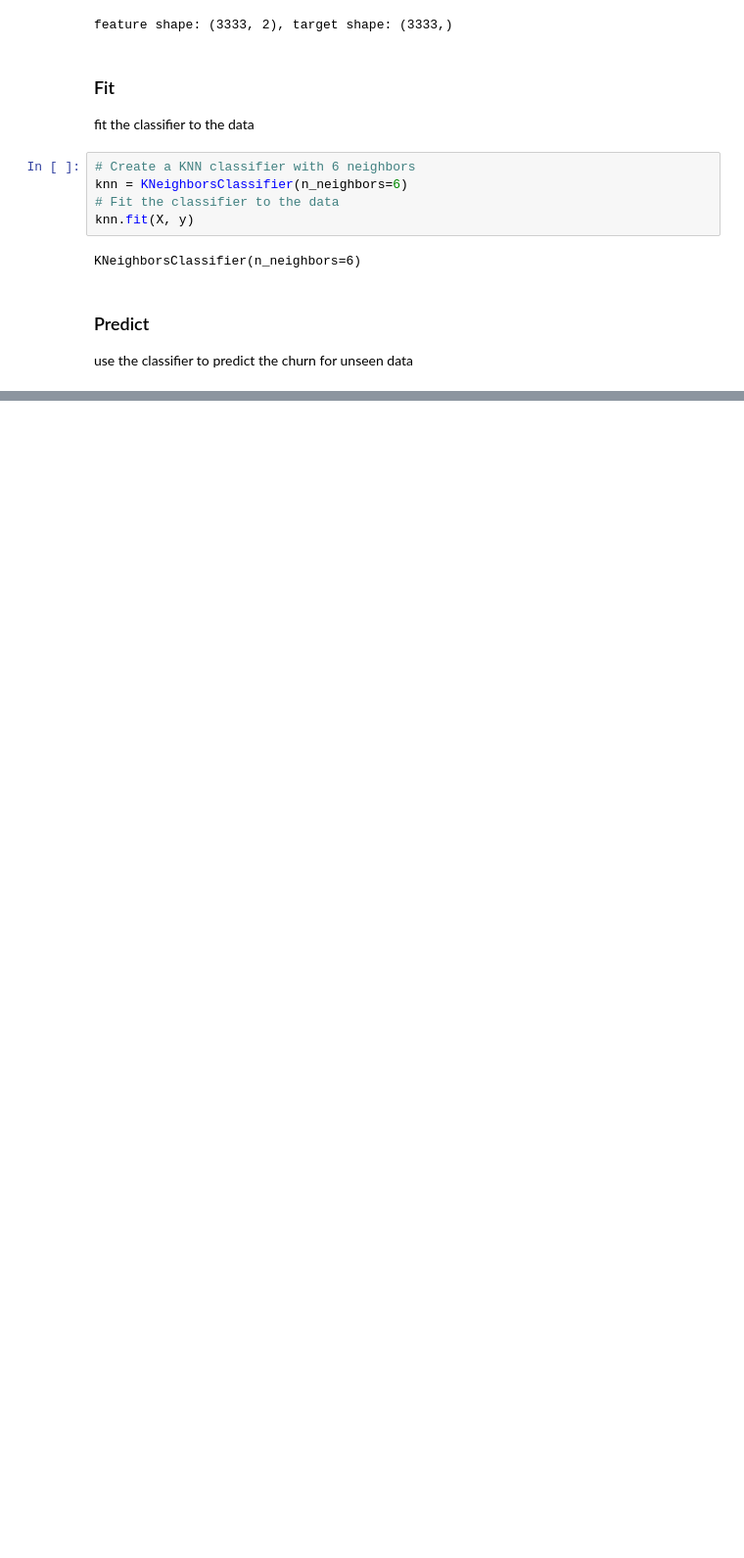
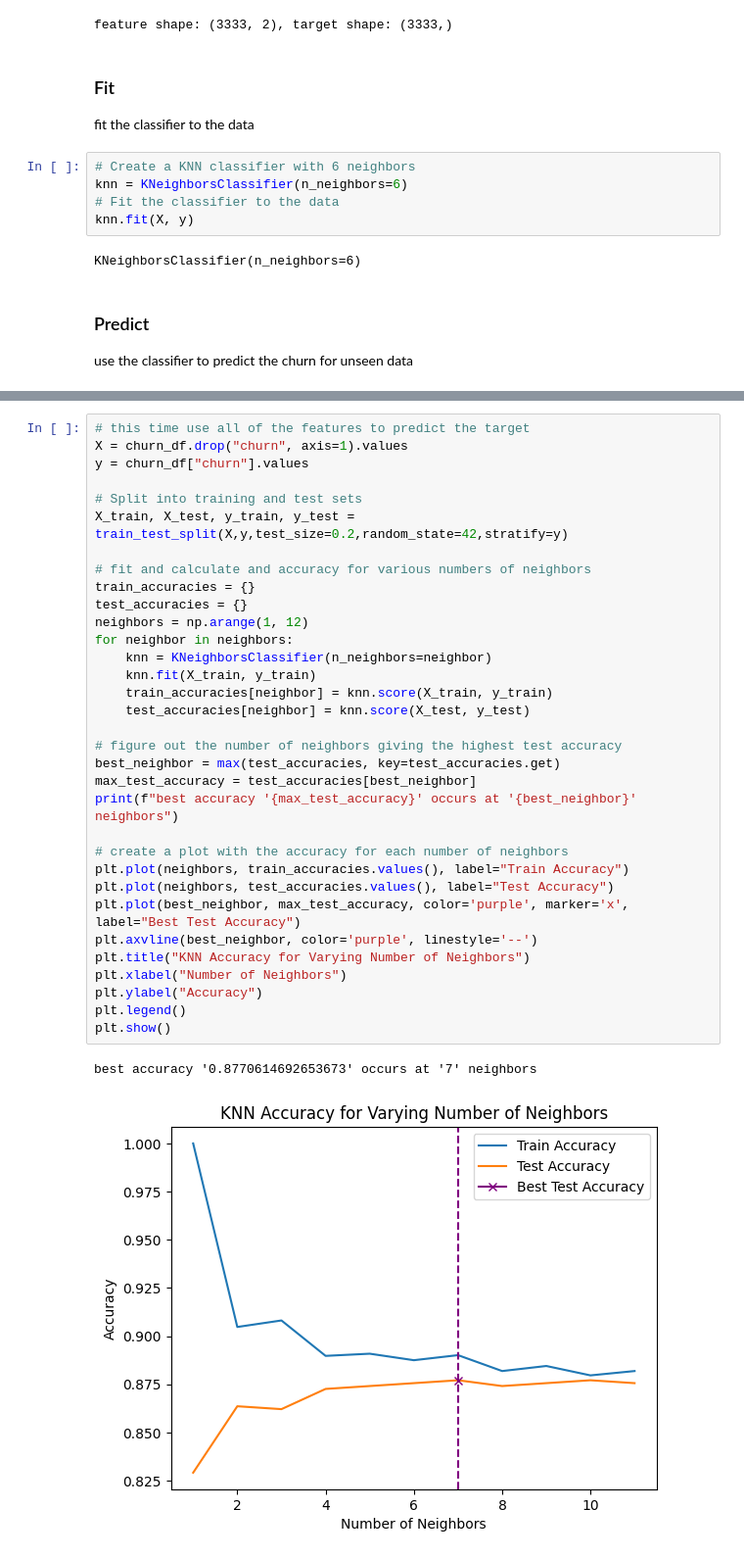
Before and after one commit to CombatWombatHub/aiml-notes, a Jupyter notebook: docs/source/datacamp/1_supervised_learning_scikit_learn/1_classification.ipynb, the cells around one changed output, grey strips where cells are left out. Shown: that part at 98% size. Cells and saved outputs as stored; diff of their text form; blank space fills up the shorter version.

```diff
--- a/docs/source/datacamp/1_supervised_learning_scikit_learn/1_classification.ipynb
+++ b/docs/source/datacamp/1_supervised_learning_scikit_learn/1_classification.ipynb
@@ -99,0 +175,36 @@ array([0, 1, 0])
+# %%
+# this time use all of the features to predict the target
+X = churn_df.drop("churn", axis=1).values
+y = churn_df["churn"].values
+
+# Split into training and test sets
+X_train, X_test, y_train, y_test = train_test_split(X,y,test_size=0.2,random_state=42,stratify=y)
+
+# fit and calculate and accuracy for various numbers of neighbors
+train_accuracies = {}
+test_accuracies = {}
+neighbors = np.arange(1, 12)
+for neighbor in neighbors:
+    knn = KNeighborsClassifier(n_neighbors=neighbor)
+    knn.fit(X_train, y_train)
+    train_accuracies[neighbor] = knn.score(X_train, y_train)
+    test_accuracies[neighbor] = knn.score(X_test, y_test)
+
+# figure out the number of neighbors giving the highest test accuracy
+best_neighbor = max(test_accuracies, key=test_accuracies.get)
+max_test_accuracy = test_accuracies[best_neighbor]
+print(f"best accuracy '{max_test_accuracy}' occurs at '{best_neighbor}' neighbors")
+
+# create a plot with the accuracy for each number of neighbors
+plt.plot(neighbors, train_accuracies.values(), label="Train Accuracy")
+plt.plot(neighbors, test_accuracies.values(), label="Test Accuracy")
+plt.plot(best_neighbor, max_test_accuracy, color='purple', marker='x', label="Best Test Accuracy")
+plt.axvline(best_neighbor, color='purple', linestyle='--')
+plt.title("KNN Accuracy for Varying Number of Neighbors")
+plt.xlabel("Number of Neighbors")
+plt.ylabel("Accuracy")
+plt.legend()
+plt.show()
+# %% [output]
+best accuracy '0.8770614692653673' occurs at '7' neighbors
+[figure, added]
```
Also changed, not shown: parts of 12 cells of this notebook, 1 other file.
